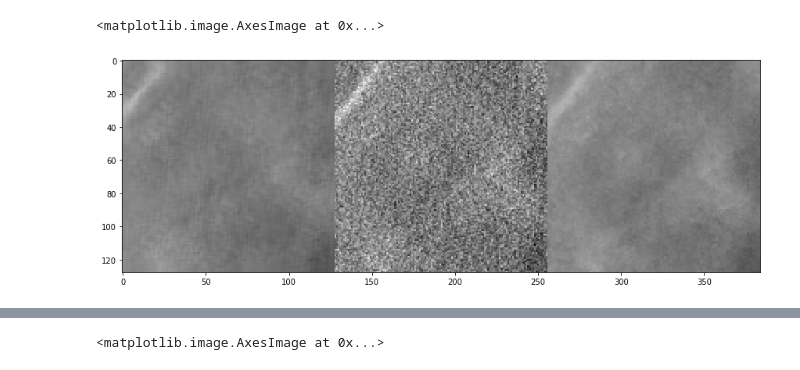
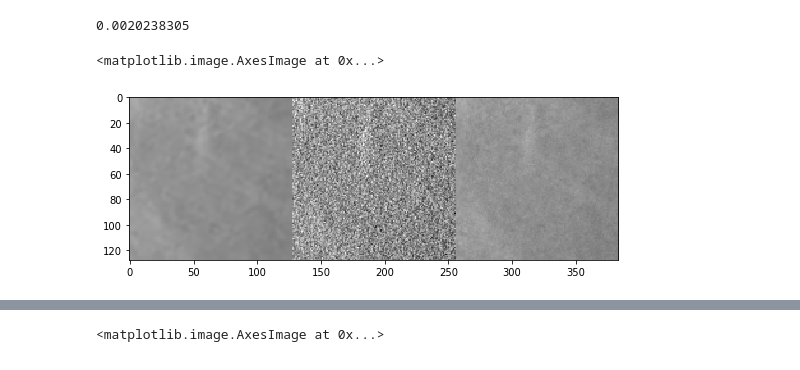
Before and after one commit to PranjalSahu/tf-adain, a Jupyter notebook: train.ipynb, the cells around one changed output, grey strips where cells are left out. Cells and saved outputs as stored; diff of their text form; code cells hidden in the pictures.

```diff
--- a/train.ipynb
+++ b/train.ipynb
@@ -521,10 +662,12 @@ INFO:tensorflow:Restoring parameters from checkpoints/adain-44000
 # %%
 index = random.randint(0, len(output_result)-1)
-plt.figure(figsize=(15,5))
+plt.figure(figsize=(9,3))
+print(np.mean(np.abs(output_result[index, 0, :, :]-style_batch[index, 0, :, :])))
 plt.imshow(np.concatenate([output_result[index, 0, :, :], content_batch[index, 0, :, :], style_batch[index, 0, :, :]], axis=-1), cmap='gray')
 # %% [output]
-<matplotlib.image.AxesImage at 0x...>
+0.0020238305
+<matplotlib.image.AxesImage at 0x...>
-[figure, old version]
+[figure, new version]
 # %%
 def style_transfer(
         content=None,
```
Also changed, not shown: parts of 15 cells of this notebook.
